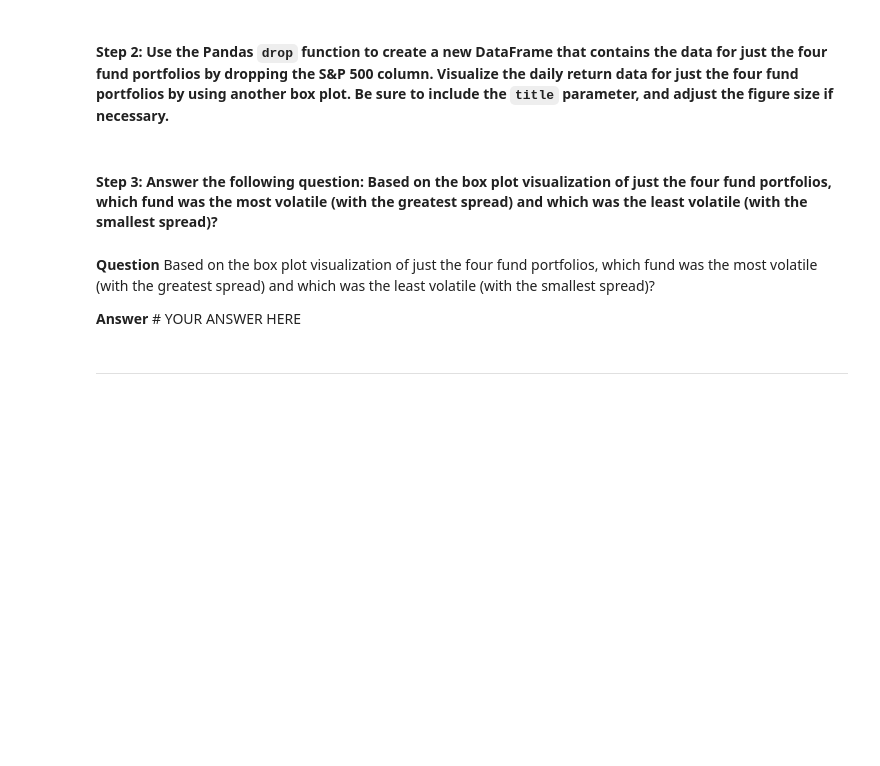
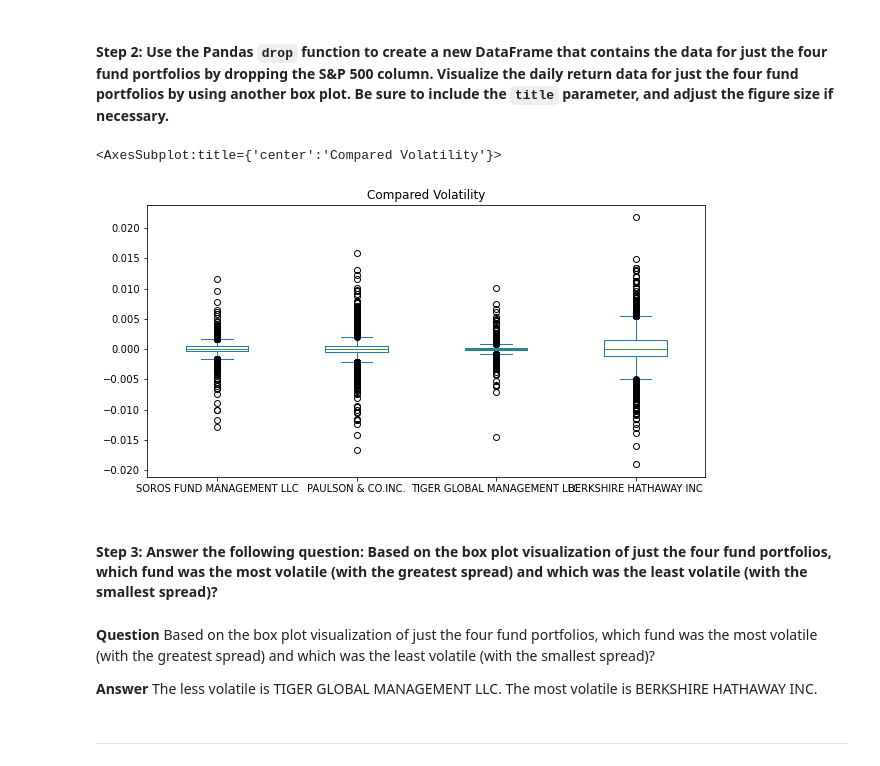
Before and after one commit to GrigoryTimofeev/GitHub_Upload_04, a Jupyter notebook: risk_return_analysis.ipynb, the cells around one changed output. Cells and saved outputs as stored; diff of their text form; code cells hidden in the pictures; blank space fills up the shorter version.

```diff
--- a/risk_return_analysis.ipynb
+++ b/risk_return_analysis.ipynb
@@ -169,14 +212,19 @@ Analyze the volatility of each of the four fund portfolios and of the S&P 500 In
 # %%
 # Create a new DataFrame containing only the 4 fund portfolios by dropping the S&P 500 column from the DataFrame
 # Create box plots to reflect the return data for only the 4 fund portfolios
 # Include a title parameter and adjust the figure size
 # YOUR CODE HERE
+four_whales_df = whale_daily_ret_df.drop(columns=["S&P 500"], axis=1)
+four_whales_df.plot.box(title='Compared Volatility', figsize=(10,5))
+# %% [output]
+<AxesSubplot:title={'center':'Compared Volatility'}>
+[figure, added]
 # %% [markdown]
 #### Step 3: Answer the following question: Based on the box plot visualization of just the four fund portfolios, which fund was the most volatile (with the greatest spread) and which was the least volatile (with the smallest spread)?
 # %% [markdown]
 **Question** Based on the box plot visualization of just the four fund portfolios, which fund was the most volatile (with the greatest spread) and which was the least volatile (with the smallest spread)?
 
-**Answer** # YOUR ANSWER HERE
+**Answer** The less volatile is TIGER GLOBAL MANAGEMENT LLC. The most volatile is BERKSHIRE HATHAWAY INC.
 # %% [markdown]
 ---
 # %% [markdown]
```
Also changed, not shown: parts of 31 cells of this notebook.
